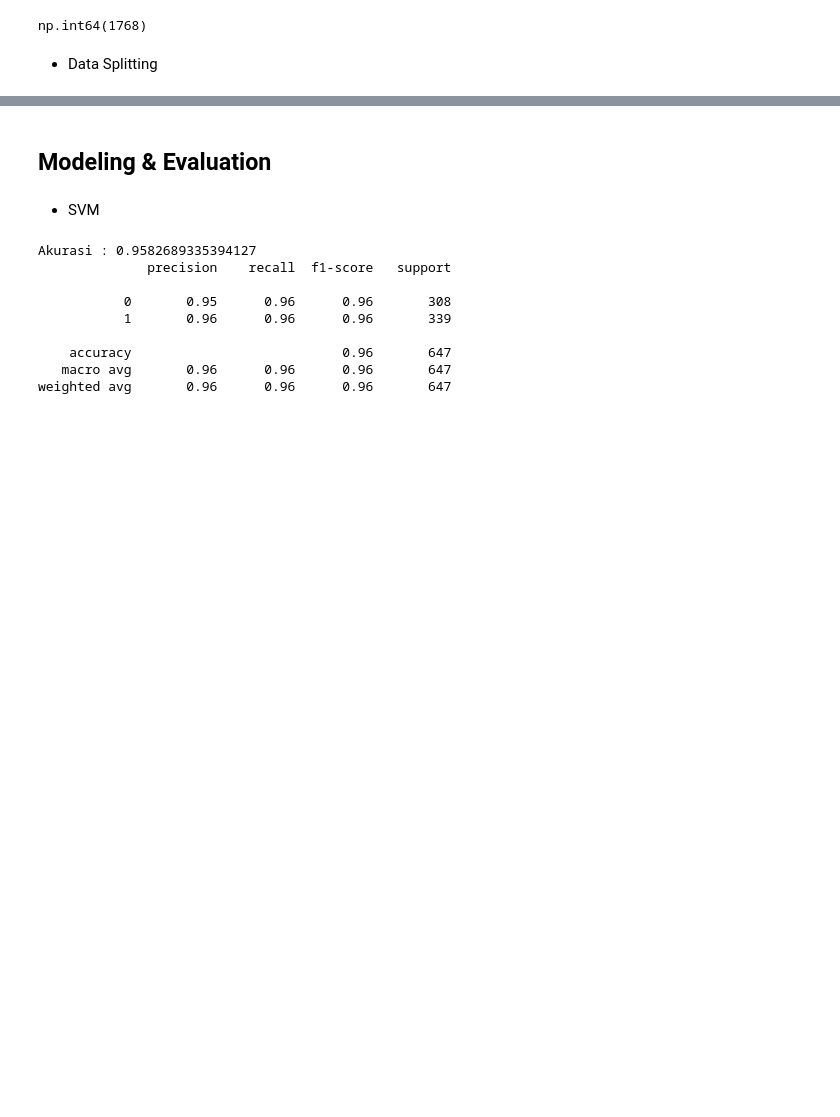
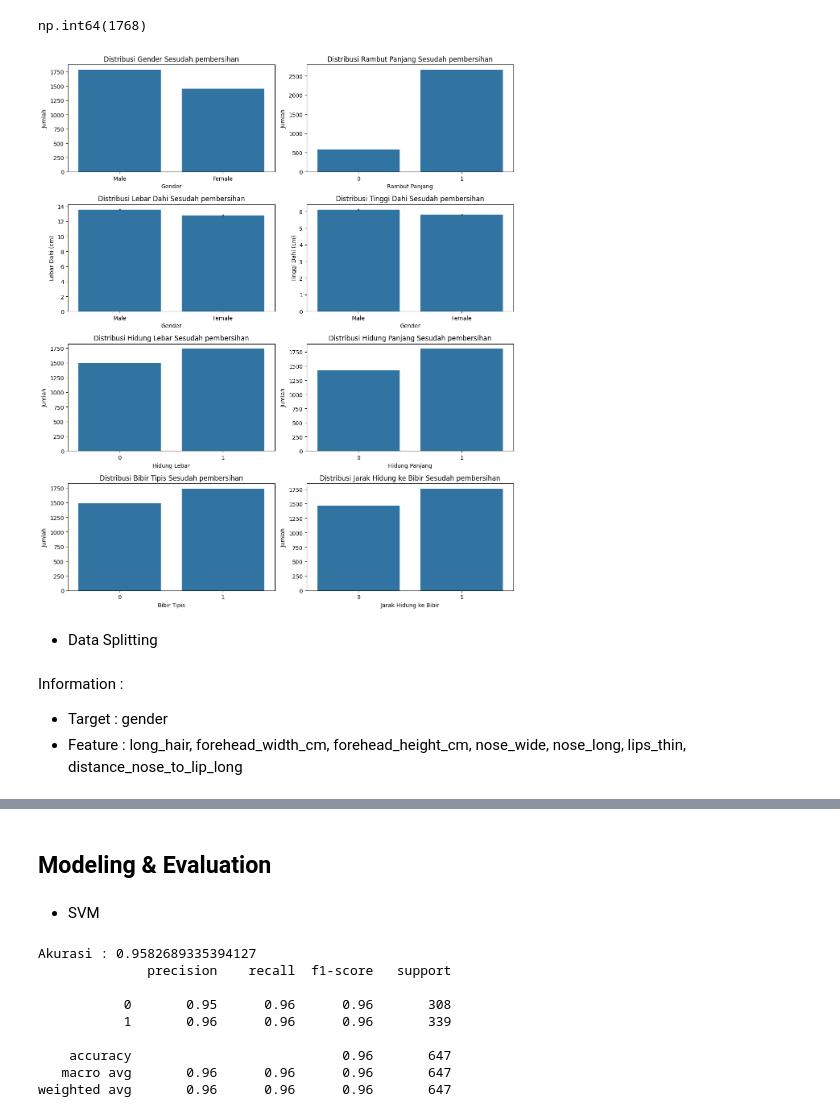
Before and after one commit to RizkyMlana/Data-Science-Classification, a Jupyter notebook: notebooks/model.ipynb, the cells around one changed output, grey strips where cells are left out. Cells and saved outputs as stored; diff of their text form; code cells hidden in the pictures; blank space fills up the shorter version.

```diff
--- a/notebooks/model.ipynb
+++ b/notebooks/model.ipynb
@@ -80,2 +156,65 @@ np.int64(1768)
 df = df.drop_duplicates()
+# %%
+# Visual persebaran Gender sesudah di proses
+plt.figure(figsize=(12, 14))
+
+plt.subplot(4, 2, 1)
+sns.countplot(data=df, x='gender')
+plt.title('Distribusi Gender Sesudah pembersihan')
+plt.xlabel('Gender')
+plt.ylabel('Jumlah')
+
+# Grafik 2
+plt.subplot(4, 2, 2)
+sns.countplot(data=df, x='long_hair')
+plt.title('Distribusi Rambut Panjang Sesudah pembersihan')
+plt.xlabel('Rambut Panjang')
+plt.ylabel('Jumlah')
+
+# Grafik 3
+plt.subplot(4, 2, 3)
+sns.barplot(data=df, x='gender', y='forehead_width_cm')
+plt.title('Distribusi Lebar Dahi Sesudah pembersihan')
+plt.xlabel('Gender')
+plt.ylabel('Lebar Dahi (cm)')
+
+# Grafik 4
+plt.subplot(4, 2, 4)
+sns.barplot(data=df, x='gender', y='forehead_height_cm')
+plt.title('Distribusi Tinggi Dahi Sesudah pembersihan')
+plt.xlabel('Gender')
+plt.ylabel('Tinggi Dahi (cm)')
+
+# Grafik 5
+plt.subplot(4, 2, 5)
+sns.countplot(data=df, x='nose_wide')
+plt.title('Distribusi Hidung Lebar Sesudah pembersihan')
+plt.xlabel('Hidung Lebar')
+plt.ylabel('Jumlah')
+
+# Grafik 6
+plt.subplot(4, 2, 6)
+sns.countplot(data=df, x='nose_long')
+plt.title('Distribusi Hidung Panjang Sesudah pembersihan')
+plt.xlabel('Hidung Panjang')
+plt.ylabel('Jumlah')
+
+# Grafik 7
+plt.subplot(4, 2, 7)
+sns.countplot(data=df, x='lips_thin')
+plt.title('Distribusi Bibir Tipis Sesudah pembersihan')
+plt.xlabel('Bibir Tipis')
+plt.ylabel('Jumlah')
+
+# Grafik 8
+plt.subplot(4, 2, 8)
+sns.countplot(data=df, x='distance_nose_to_lip_long')
+plt.title('Distribusi Jarak Hidung ke Bibir Sesudah pembersihan')
+plt.xlabel('Jarak Hidung ke Bibir')
+plt.ylabel('Jumlah')
+
+plt.tight_layout()
+plt.show()
+# %% [output]
+[figure, added]
 # %%
@@ -84,3 +226,7 @@ df['gender'] = label.fit_transform(df['gender'])
 # %% [markdown]
 - Data Splitting
+# %% [markdown]
+Information :
+- Target : gender
+- Feature : long_hair, forehead_width_cm, forehead_height_cm, nose_wide, nose_long, lips_thin, distance_nose_to_lip_long
 # %%
```
Also changed, not shown: parts of 24 cells of this notebook.
